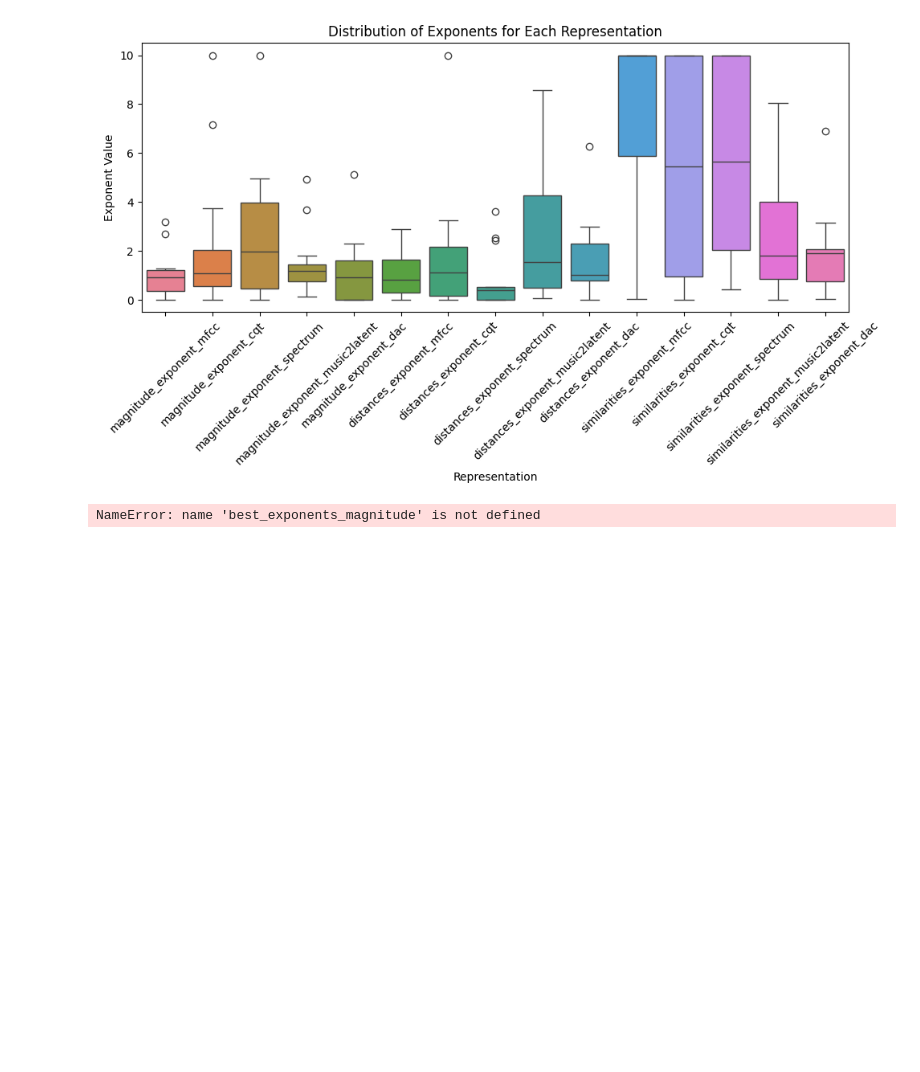
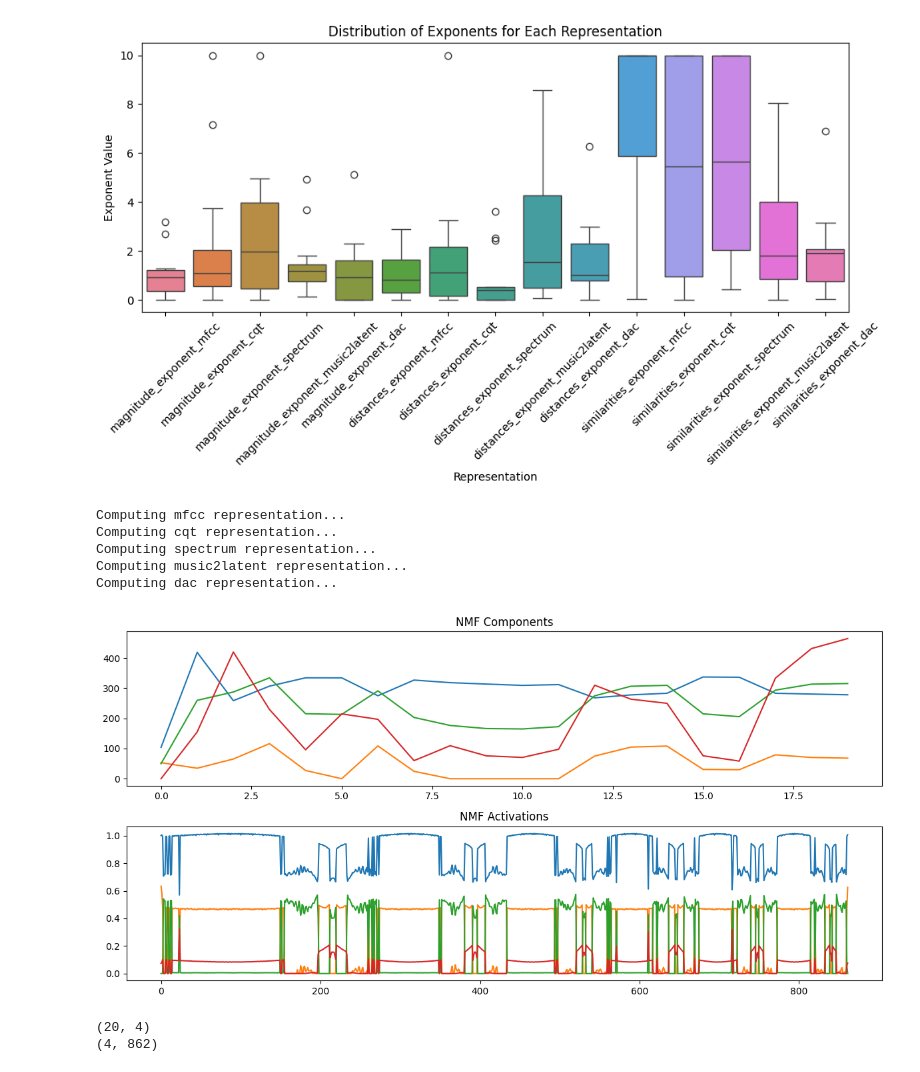
Before and after one commit to inspektral/sonic-trajectories, a Jupyter notebook: onset-benchmark.ipynb, the cells around one changed output. Cells and saved outputs as stored; diff of their text form; code cells hidden in the pictures; blank space fills up the shorter version.

```diff
--- a/onset-benchmark.ipynb
+++ b/onset-benchmark.ipynb
@@ -576,12 +558,43 @@ plt.show()
 | 11 | 0.621601 | 0.744812 | 0.564899 | 0.602429 | 0.326637 | ... |
 | 12 | 0.626592 | 0.614024 | 0.442325 | NaN | 0.287031 | ... |
 [figure]
-# %%
-before = utils.norm(np.linalg.norm(representations["music2latent"], axis=0))
-after = utils.norm(before ** best_exponents_magnitude["music2latent"])
-plt.plot(before, label='before')
-plt.plot(after, label='after')
-plt.title("Music2latent before and after exponentiation")
-plt.legend()
-# %% [output]
-NameError: name 'best_exponents_magnitude' is not defined
+# %%
+audio, modulator = tests["fm_amplitude"]()
+repr_string = "mfcc"
+
+modulator = utils.stretch_array(utils.norm(modulator), int(len(modulator)/10))
+representations = utils.get_representations(audio)
+
+# NMF
+import librosa
+
+minimum = np.abs(np.min(representations[repr_string]))
+
+components, activations = librosa.decompose.decompose(
+    representations[repr_string]+minimum,
+    n_components=4,
+    sort=True,
+    random_state=42
+)
+plt.figure(figsize=(12, 6))
+plt.subplot(2, 1, 1)
+plt.plot(components)
+plt.title('NMF Components')
+plt.subplot(2, 1, 2)
+plt.plot(activations.T)
+plt.title('NMF Activations')
+plt.tight_layout()
+plt.show()
+# %% [output]
+Computing mfcc representation...
+Computing cqt representation...
+Computing spectrum representation...
+Computing music2latent representation...
+Computing dac representation...
+[figure, added]
+# %%
+print(components.shape)
+print(activations.shape)
+# %% [output]
+(20, 4)
+(4, 862)
```
Also changed, not shown: parts of 9 cells of this notebook, 3 other files.
